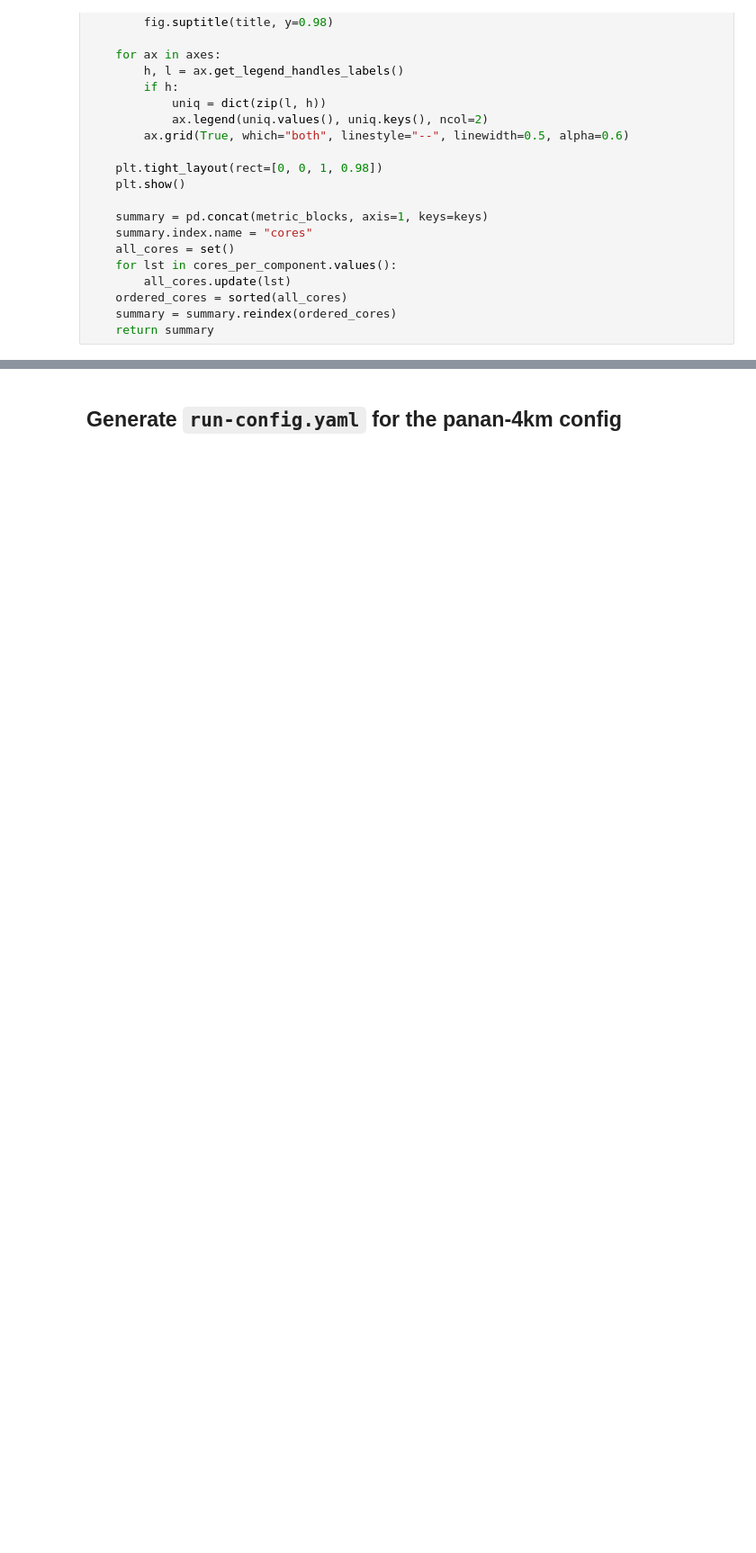
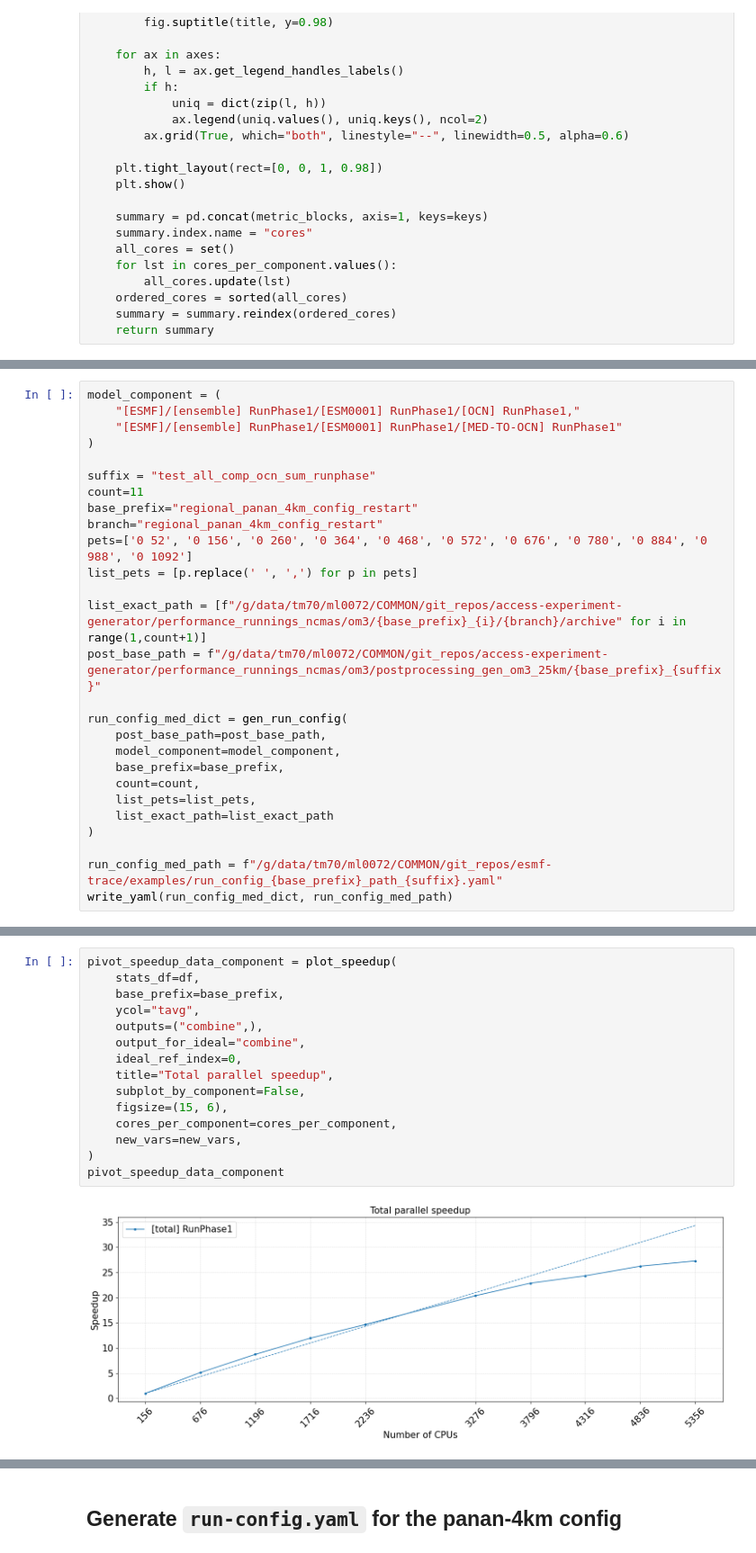
Before and after one commit to ACCESS-NRI/access-models-scaling, a Jupyter notebook: accessom3_panan_4km.ipynb, the cells around one changed output, grey strips where cells are left out. Shown at 90% size. Cells and saved outputs as stored; diff of their text form; blank space fills up the shorter version.

```diff
--- a/accessom3_panan_4km.ipynb
+++ b/accessom3_panan_4km.ipynb
@@ -939,0 +944,27 @@ def plot_efficiency(stats_df: pd.DataFrame,
+# %%
+model_component = (
+    "[ESMF]/[ensemble] RunPhase1/[ESM0001] RunPhase1/[OCN] RunPhase1,"
+    "[ESMF]/[ensemble] RunPhase1/[ESM0001] RunPhase1/[MED-TO-OCN] RunPhase1"
+)
+
+suffix = "test_all_comp_ocn_sum_runphase"
+count=11
+base_prefix="regional_panan_4km_config_restart"
+branch="regional_panan_4km_config_restart"
+pets=['0 52', '0 156', '0 260', '0 364', '0 468', '0 572', '0 676', '0 780', '0 884', '0 988', '0 1092']
+list_pets = [p.replace(' ', ',') for p in pets]
+
+list_exact_path = [f"/g/data/tm70/ml0072/COMMON/git_repos/access-experiment-generator/performance_runnings_ncmas/om3/{base_prefix}_{i}/{branch}/archive" for i in range(1,count+1)]
+post_base_path = f"/g/data/tm70/ml0072/COMMON/git_repos/access-experiment-generator/performance_runnings_ncmas/om3/postprocessing_gen_om3_25km/{base_prefix}_{suffix}"
+
+run_config_med_dict = gen_run_config(
+    post_base_path=post_base_path,
+    model_component=model_component,
+    base_prefix=base_prefix,
+    count=count,
+    list_pets=list_pets,
+    list_exact_path=list_exact_path
+)
+
+run_config_med_path = f"/g/data/tm70/ml0072/COMMON/git_repos/esmf-trace/examples/run_config_{base_prefix}_path_{suffix}.yaml"
+write_yaml(run_config_med_dict, run_config_med_path)
@@ -939,0 +1068,17 @@ def plot_efficiency(stats_df: pd.DataFrame,
+# %%
+pivot_speedup_data_component = plot_speedup(
+    stats_df=df,
+    base_prefix=base_prefix,
+    ycol="tavg",
+    outputs=("combine",),
+    output_for_ideal="combine",
+    ideal_ref_index=0,
+    title="Total parallel speedup",
+    subplot_by_component=False,
+    figsize=(15, 6),
+    cores_per_component=cores_per_component,
+    new_vars=new_vars,
+)
+pivot_speedup_data_component
+# %% [output]
+[figure, added]
```
Also changed, not shown: parts of 6 cells of this notebook.
